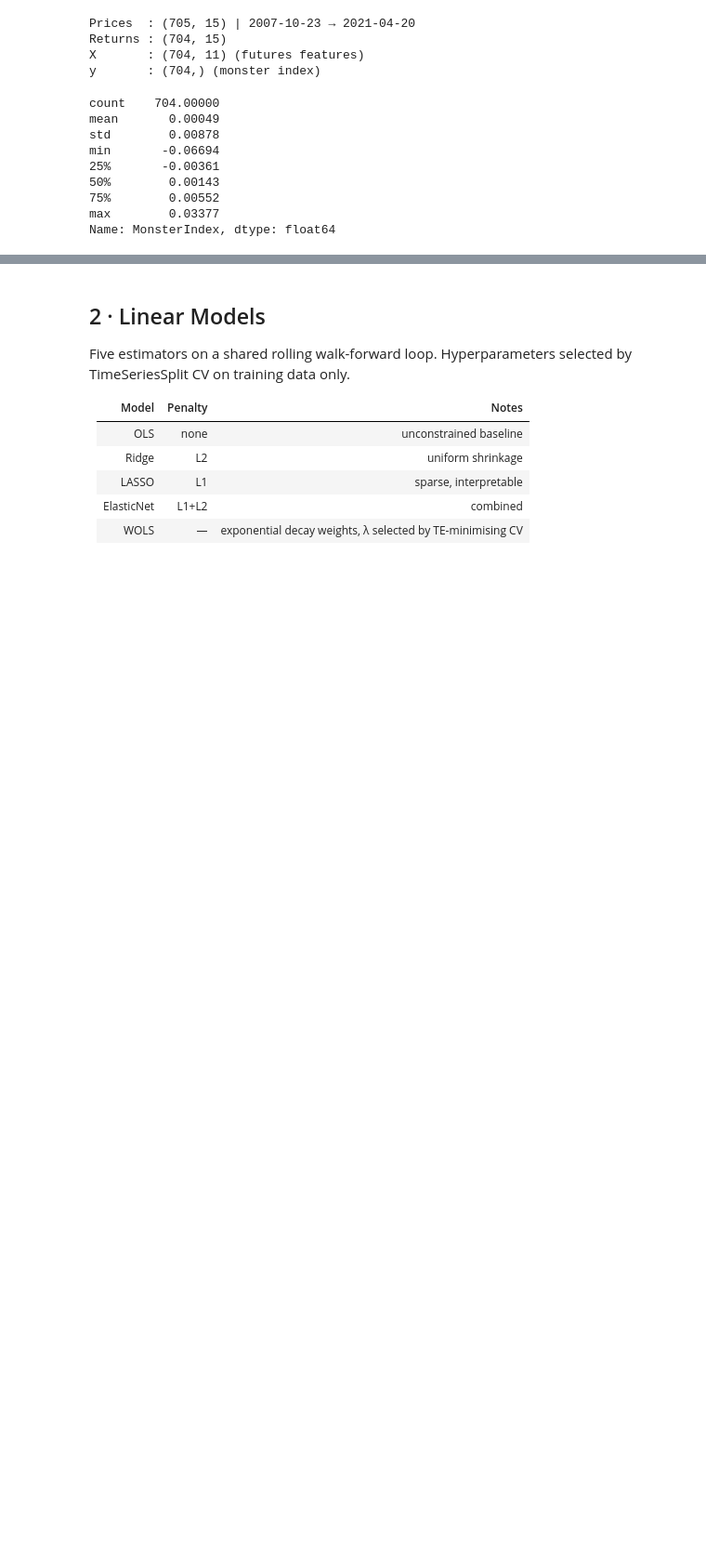
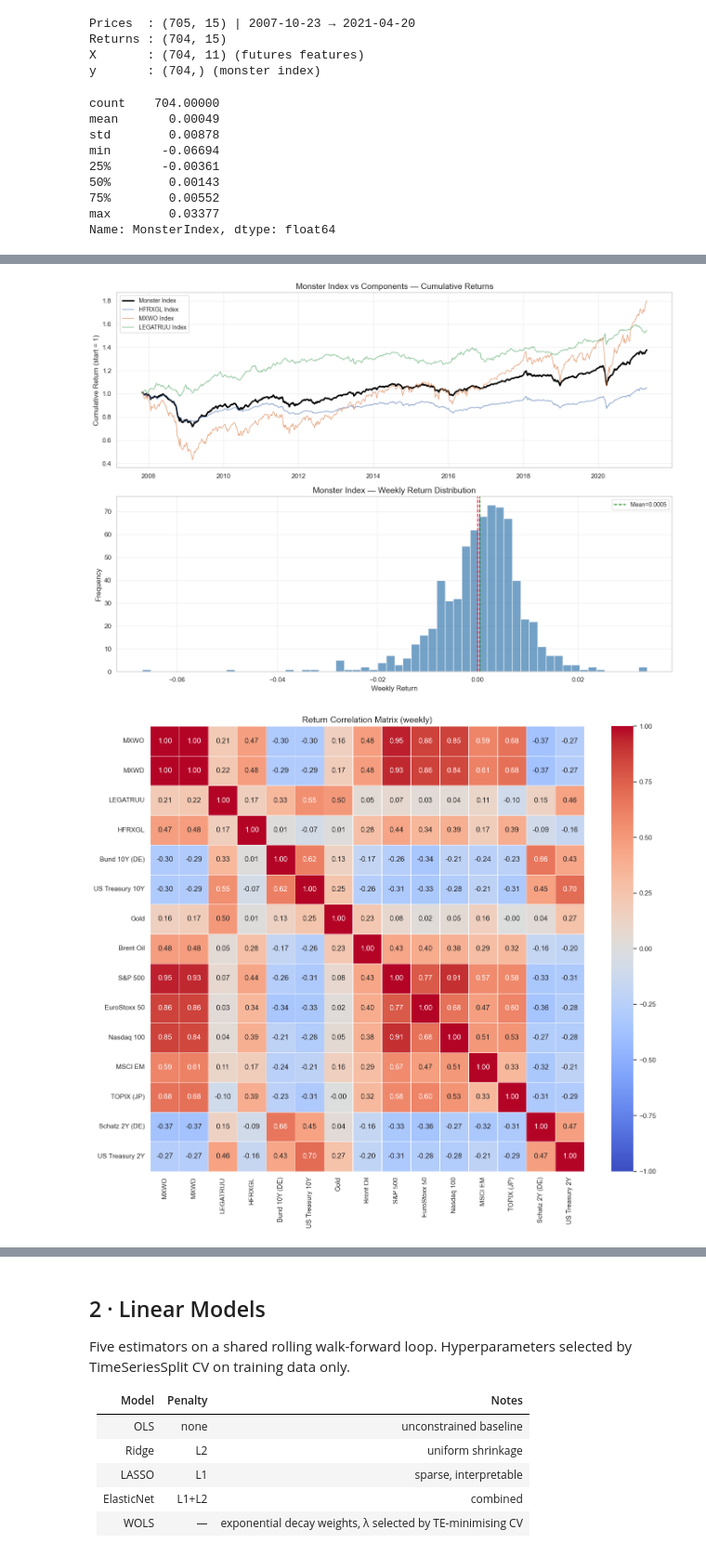
Before and after one commit to tommybaresi-creator/fintech-group-work, a Jupyter notebook: BusinessCase3/results/compare_all.ipynb, the cells around one changed output, grey strips where cells are left out. Shown at 93% size. Drawn from its saved outputs; the diff is of its cells as text; code cells hidden in the pictures; blank space fills up the shorter version.

```diff
--- a/BusinessCase3/results/compare_all.ipynb
+++ b/BusinessCase3/results/compare_all.ipynb
@@ -66,3 +66,10 @@ min       -0.06694
 75%        0.00552
 max        0.03377
 Name: MonsterIndex, dtype: float64
+# %%
+from utils import inline_figures
+from utils.data_loader import _plot_monster_index, _plot_correlation_heatmap
+with inline_figures():
+    _plot_monster_index(data['monster'], data['returns'])
+    _plot_correlation_heatmap(data['returns'])
+# %% [output]
@@ -68,0 +78,2 @@ Name: MonsterIndex, dtype: float64
+[figure, added]
+[figure, added]
```
Also changed, not shown: parts of 32 cells of this notebook, 47 other files.
